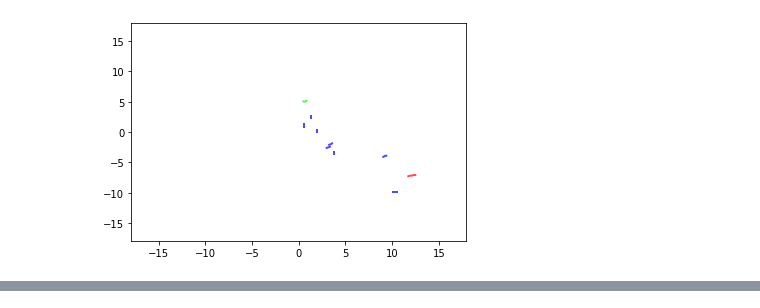
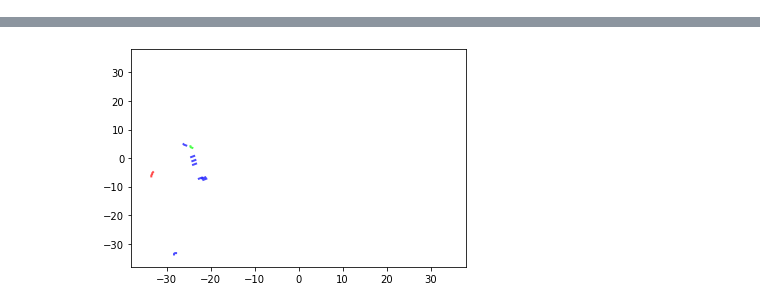
Before and after one commit to fbrand-new/reinforced-birds, a Jupyter notebook: AnimateTrajectory.ipynb, the cells around one changed output, grey strips where cells are left out. Drawn from its saved outputs; the diff is of its cells as text; code cells hidden in the pictures.

```diff
--- a/AnimateTrajectory.ipynb
+++ b/AnimateTrajectory.ipynb
@@ -88,7 +89,6 @@ with open("videos/Third_run_10_birds/traj_19000.html", "w") as f:
-# %%
-anim_p = animate_trajectory(190000)
-HTML(anim_p.to_html5_video())
-with open("videos/Third_run_10_birds/traj_190000.html", "w") as f:
-    print(anim_p.to_html5_video(), file=f)
-# %% [output]
-[figure, removed]
+# %%
+anim_p = animate_trajectory(79000)
+HTML(anim_p.to_html5_video())
+#with open("videos/Third_run_10_birds/traj_19000.html", "w") as f:
+#    print(anim_p.to_html5_video(), file=f)
+# %% [output]
@@ -94,0 +96 @@ with open("videos/Third_run_10_birds/traj_190000.html", "w") as f:
+[figure, added]
```
Also changed, not shown: parts of 5 cells of this notebook, 4 other files.
